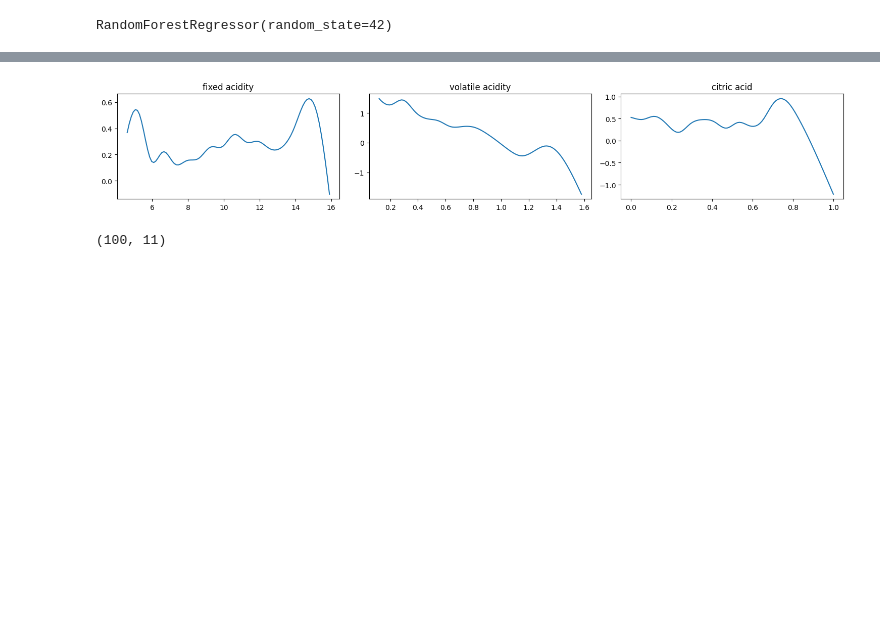
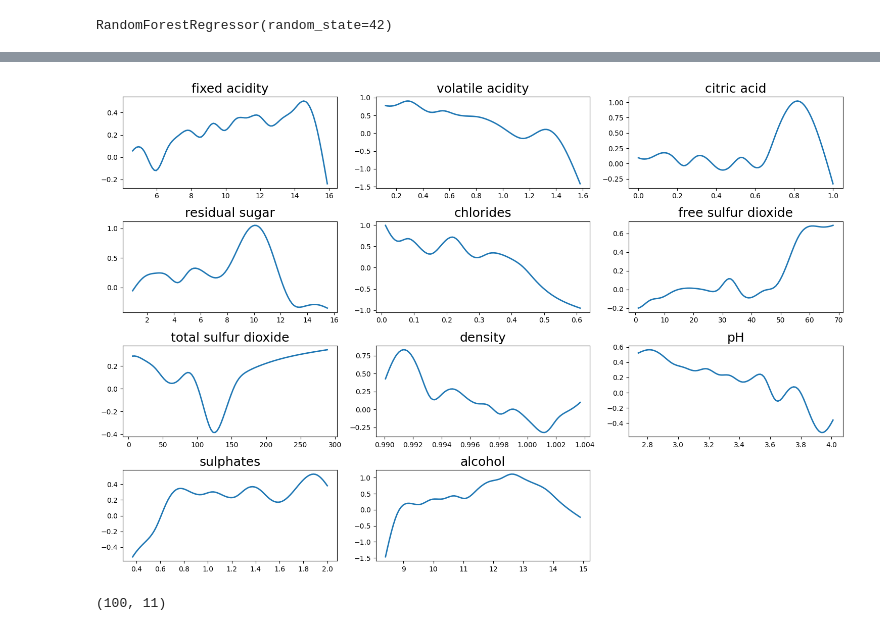
Before and after one commit to Yvonnefanf/ChartCaption, a Jupyter notebook: Data/XAI_outputs/WineQuality/GAM.ipynb, the cells around one changed output, grey strips where cells are left out. Cells and saved outputs as stored; diff of their text form; code cells hidden in the pictures; blank space fills up the shorter version.

```diff
--- a/Data/XAI_outputs/WineQuality/GAM.ipynb
+++ b/Data/XAI_outputs/WineQuality/GAM.ipynb
@@ -24,21 +40,23 @@ RandomForestRegressor(random_state=42)
 # %%
 # Step 4: Apply GAM
-gam = LinearGAM(s(0) + s(1)+ s(2)+ s(3)+ s(4)+ s(5)).fit(X_train, y_train)
+# Step 4: Apply GAM
+gam = LinearGAM(s(0) + s(1) + s(2) + s(3) + s(4) + s(5) + s(6) + s(7) + s(8) + s(9) + s(10)).fit(X_train, y_train)
+
 xxs = []
 # Plot GAM
 plt.figure(figsize=(15, 10))
 for i, term in enumerate(gam.terms):
     if term.isintercept:
         continue
     plt.subplot(4, 3, i+1)
     XX = gam.generate_X_grid(term=i)
     xxs.append(XX)
-    plt.plot(XX[:, term.feature], gam.partial_dependence(term=i, X=XX))
-    plt.title(data.columns[term.feature])
+    plt.plot(XX[:, term.feature], gam.partial_dependence(term=i, X=XX),linewidth=2)
+    plt.title(data.columns[term.feature],fontsize=18)
 plt.tight_layout()
 plt.show()
 # %% [output]
-[figure, old version]
+[figure, new version]
 # %%
 xxs[0].shape
 # %% [output]
```
Also changed, not shown: parts of 1 cell of this notebook, 3 other files.
